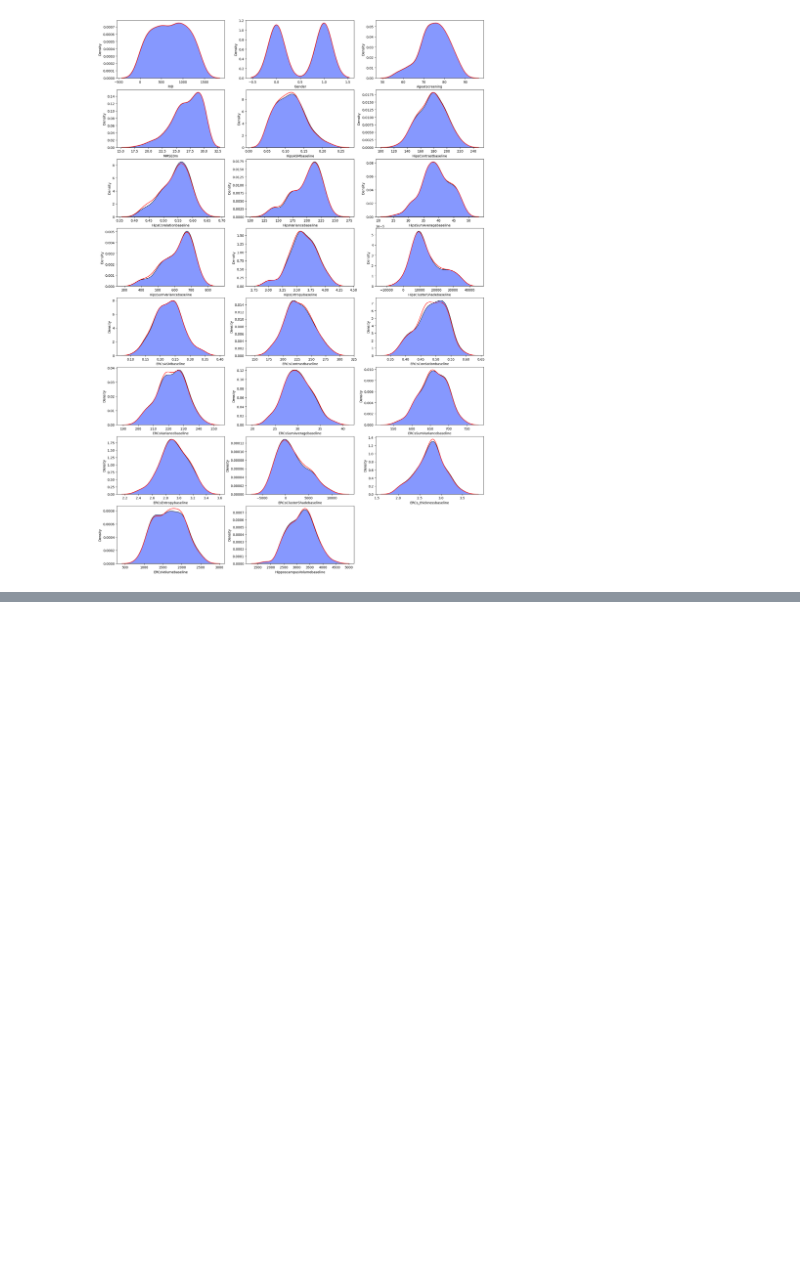
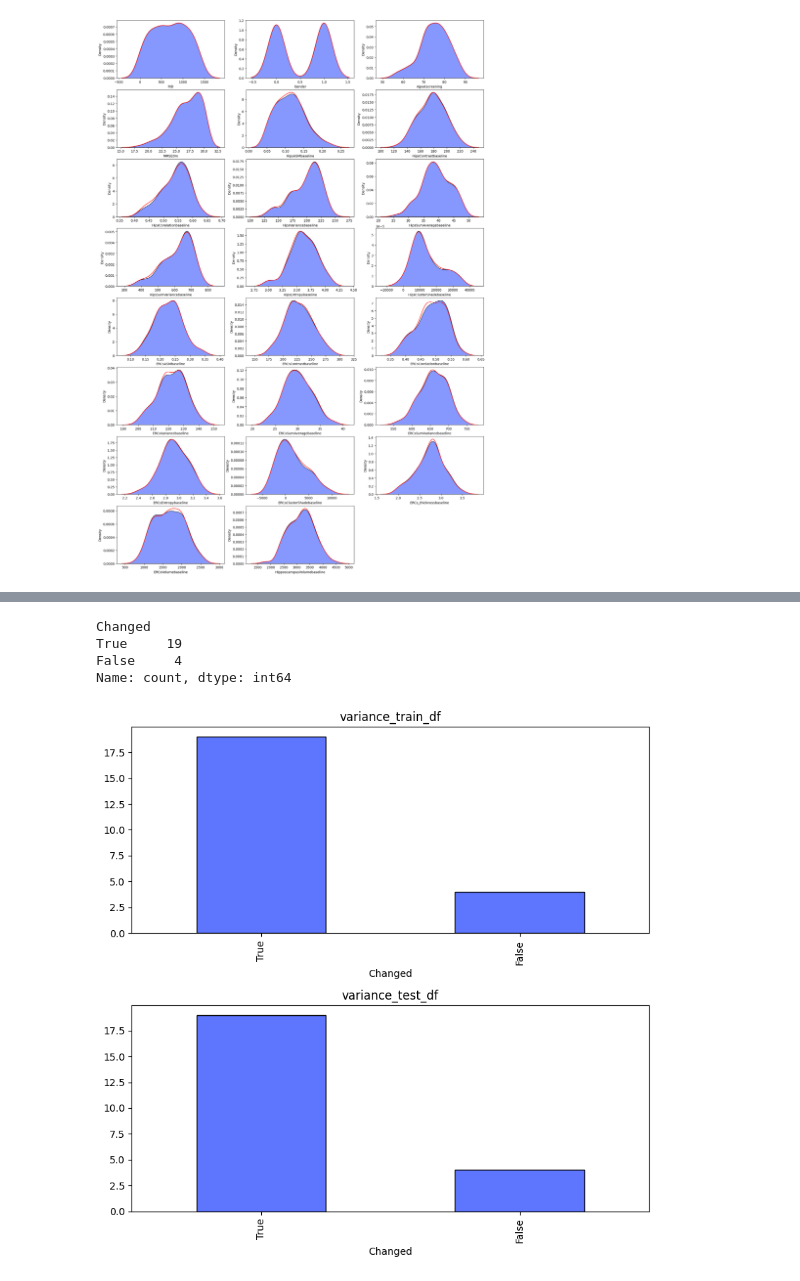
Before and after one commit to InfoAdam1998/Thesis-Project, a Jupyter notebook: notebooks/feature_engineering/data_imputation/multivariate_method/knn_data_imputation.ipynb, the cells around one changed output, grey strips where cells are left out. Saved outputs shown, nothing was run; the diff lists cells and outputs as text; code cells hidden in the pictures; blank space fills up the shorter version.

```diff
--- a/notebooks/feature_engineering/data_imputation/multivariate_method/knn_data_imputation.ipynb
+++ b/notebooks/feature_engineering/data_imputation/multivariate_method/knn_data_imputation.ipynb
@@ -149 +347,30 @@ for i in range(len(X_test_copy.columns)):
+# %%
+print(variance_test_df["Changed"].value_counts())
+# %% [output]
+Changed
+True     19
+False     4
+Name: count, dtype: int64
+# %%
+plt.figure(figsize=(8,8))
+
+plt.subplot(2,1,1)
+variance_train_df["Changed"].value_counts().plot(kind="bar",
+                                           color = "#5e76fe",
+                                           edgecolor = "black",
+)
+
+plt.title("variance_train_df")
+
+plt.subplot(2,1,2)
+variance_test_df["Changed"].value_counts().plot(kind="bar",
+                                           color = "#5e76fe",
+                                           edgecolor = "black",
+)
+
+plt.title("variance_test_df")
+
+plt.tight_layout()
+# %% [output]
+[figure, added]
 # %%
```
Also changed, not shown: parts of 22 cells of this notebook, 16 other files.
